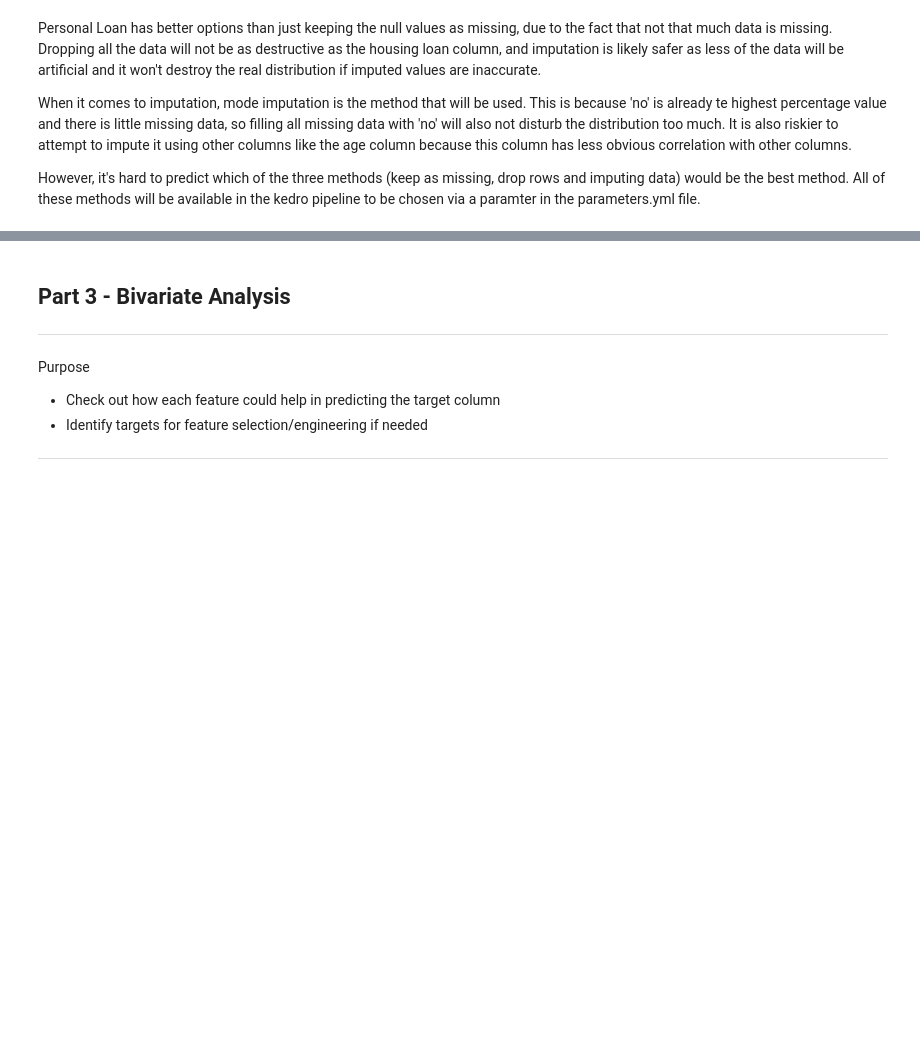
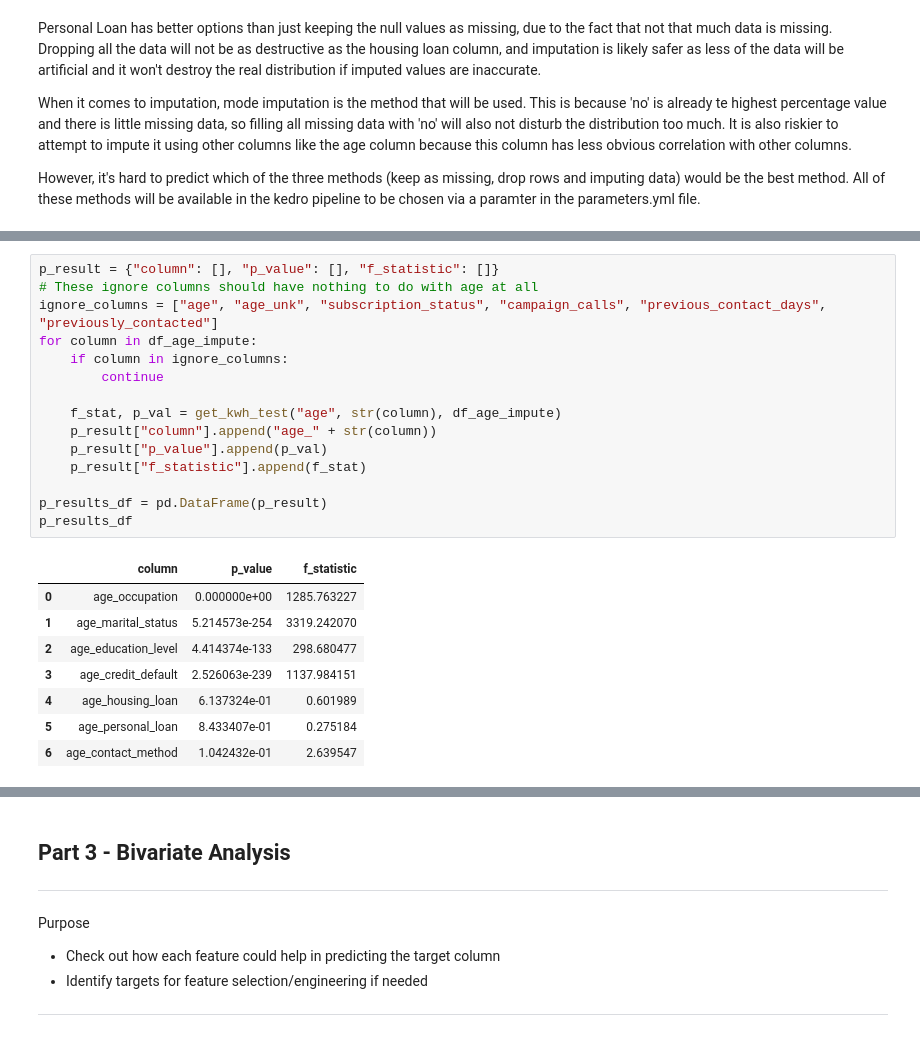
Before and after one commit to mysticshirou/EGT309-TeamJunHoe, a Jupyter notebook: eda.ipynb, the cells around one changed output, grey strips where cells are left out. Saved outputs shown, nothing was run; the diff lists cells and outputs as text; blank space fills up the shorter version.

```diff
--- a/eda.ipynb
+++ b/eda.ipynb
@@ -839,0 +760,24 @@ However, it's hard to predict which of the three methods (keep as missing, drop
+# %%
+p_result = {"column": [], "p_value": [], "f_statistic": []}
+# These ignore columns should have nothing to do with age at all
+ignore_columns = ["age", "age_unk", "subscription_status", "campaign_calls", "previous_contact_days", "previously_contacted"]
+for column in df_age_impute:
+    if column in ignore_columns:
+        continue
+
+    f_stat, p_val = get_kwh_test("age", str(column), df_age_impute)
+    p_result["column"].append("age_" + str(column))
+    p_result["p_value"].append(p_val)
+    p_result["f_statistic"].append(f_stat)
+
+p_results_df = pd.DataFrame(p_result)
+p_results_df
+# %% [output]
+|  | column | p_value | f_statistic |
+| 0 | age_occupation | 0.000000e+00 | 1285.763227 |
+| 1 | age_marital_status | 5.214573e-254 | 3319.242070 |
+| 2 | age_education_level | 4.414374e-133 | 298.680477 |
+| 3 | age_credit_default | 2.526063e-239 | 1137.984151 |
+| 4 | age_housing_loan | 6.137324e-01 | 0.601989 |
+| 5 | age_personal_loan | 8.433407e-01 | 0.275184 |
+| 6 | age_contact_method | 1.042432e-01 | 2.639547 |
```
Also changed, not shown: parts of 49 cells of this notebook, 1 other file.
